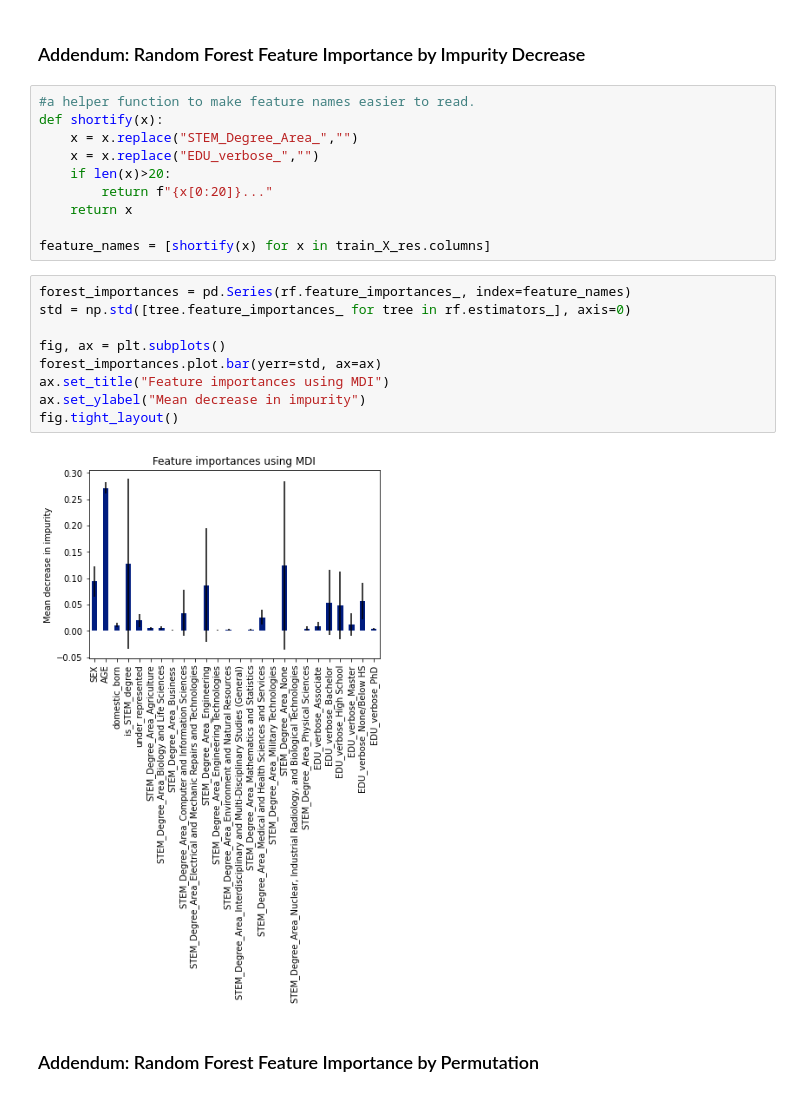
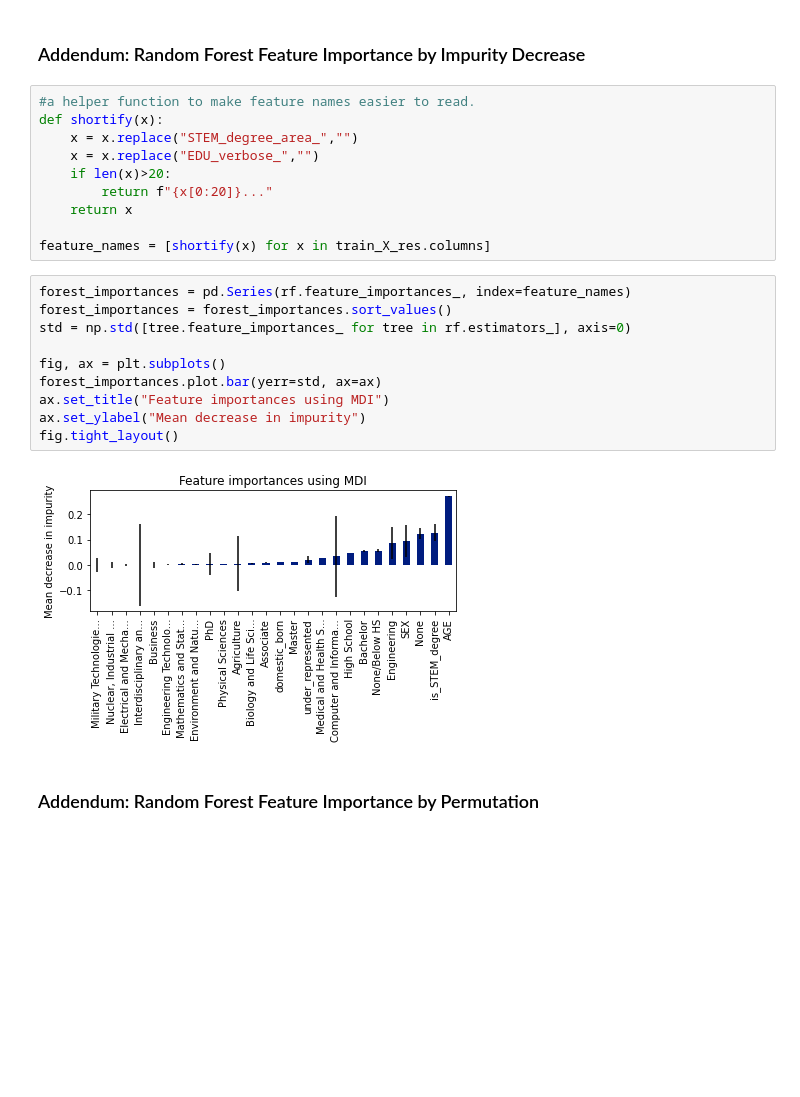
Before and after one commit to kayfilipp/HigherME, a Jupyter notebook: census_data/Modeling.ipynb, the cells around one changed output. Saved outputs shown, nothing was run; the diff lists cells and outputs as text; blank space fills up the shorter version.

```diff
--- a/census_data/Modeling.ipynb
+++ b/census_data/Modeling.ipynb
@@ -884,7 +884,7 @@ RandomForestClassifier(max_depth=22, min_samples_split=22, n_estimators=200,
 # %%
 #a helper function to make feature names easier to read.
 def shortify(x):
-    x = x.replace("STEM_Degree_Area_","")
+    x = x.replace("STEM_degree_area_","")
     x = x.replace("EDU_verbose_","")
     if len(x)>20:
         return f"{x[0:20]}..."
@@ -893,15 +893,16 @@ def shortify(x):
 feature_names = [shortify(x) for x in train_X_res.columns]
 # %%
 forest_importances = pd.Series(rf.feature_importances_, index=feature_names)
+forest_importances = forest_importances.sort_values()
 std = np.std([tree.feature_importances_ for tree in rf.estimators_], axis=0)
 
 fig, ax = plt.subplots()
 forest_importances.plot.bar(yerr=std, ax=ax)
 ax.set_title("Feature importances using MDI")
 ax.set_ylabel("Mean decrease in impurity")
 fig.tight_layout()
 # %% [output]
-[figure, old version]
+[figure, new version]
 # %% [markdown]
 ### Addendum: Random Forest Feature Importance by Permutation
 # %% [markdown]
```
Also changed, not shown: 1 other file.
